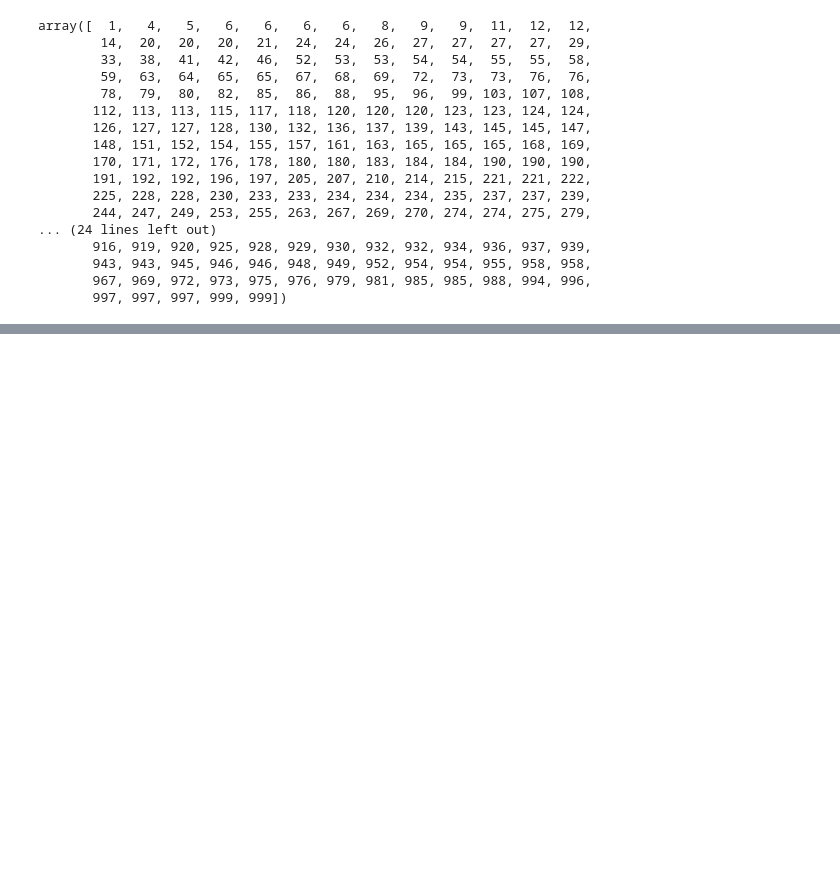
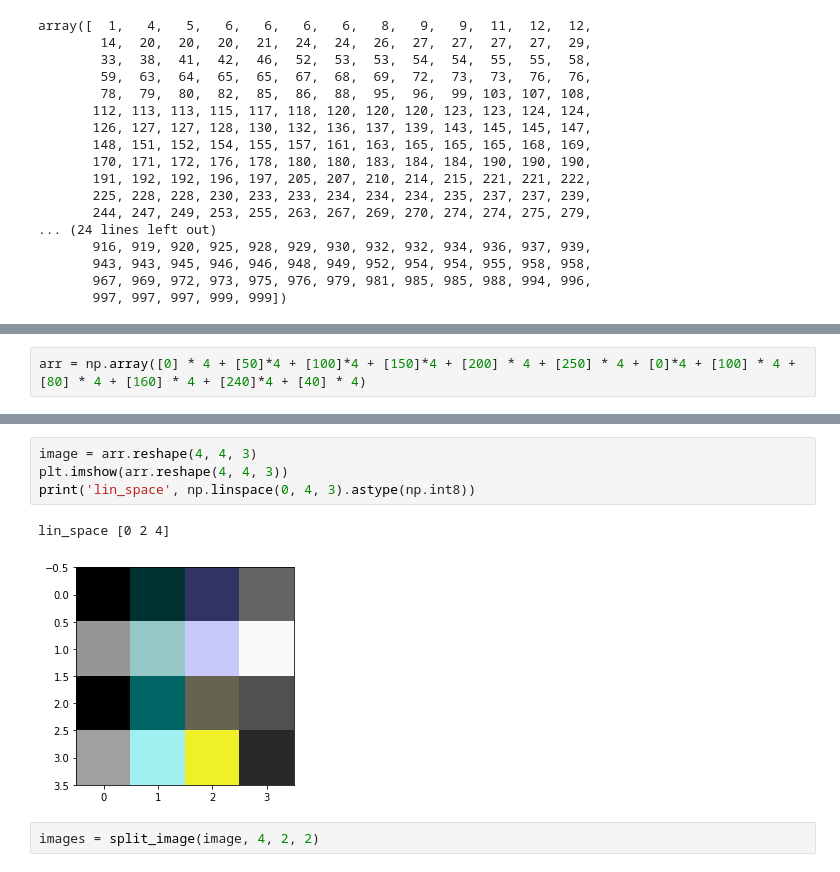
Before and after one commit to gregorylull/satellite-image-classification, a Jupyter notebook: scratch.ipynb, the cells around one changed output, grey strips where cells are left out. Cells and saved outputs as stored; diff of their text form; blank space fills up the shorter version.

Commit message:
Added image verification file to make sure unstich and stich works corretly with data.get_data()

```diff
--- a/scratch.ipynb
+++ b/scratch.ipynb
@@ -223,0 +226,2 @@ array([  1,   4,   5,   6,   6,   6,   6,   8,   9,   9,  11,  12,  12,
+# %%
+arr = np.array([0] * 4 + [50]*4 + [100]*4 + [150]*4 + [200] * 4 + [250] * 4 + [0]*4 + [100] * 4 + [80] * 4 + [160] * 4 + [240]*4 + [40] * 4)
@@ -223,0 +312,9 @@ array([  1,   4,   5,   6,   6,   6,   6,   8,   9,   9,  11,  12,  12,
+# %%
+image = arr.reshape(4, 4, 3)
+plt.imshow(arr.reshape(4, 4, 3))
+print('lin_space', np.linspace(0, 4, 3).astype(np.int8))
+# %% [output]
+lin_space [0 2 4]
+[figure, added]
+# %%
+images = split_image(image, 4, 2, 2)
```
Also changed, not shown: parts of 27 cells of this notebook, 3 other files.
